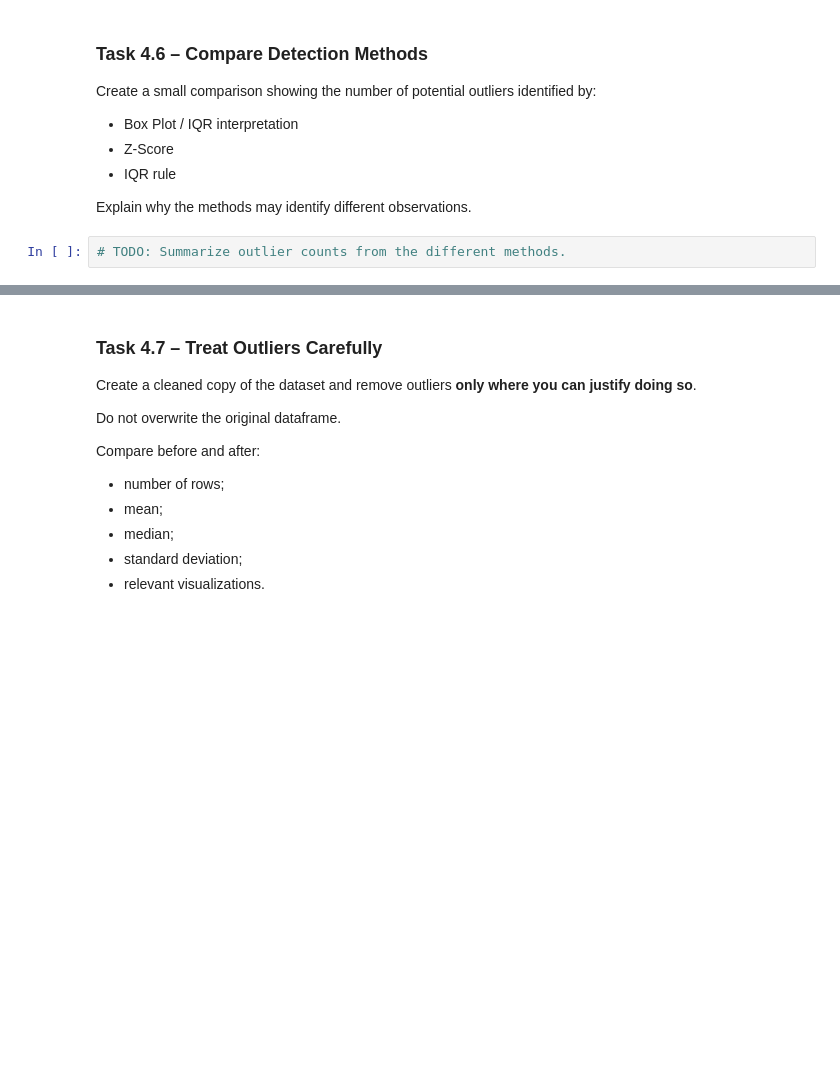
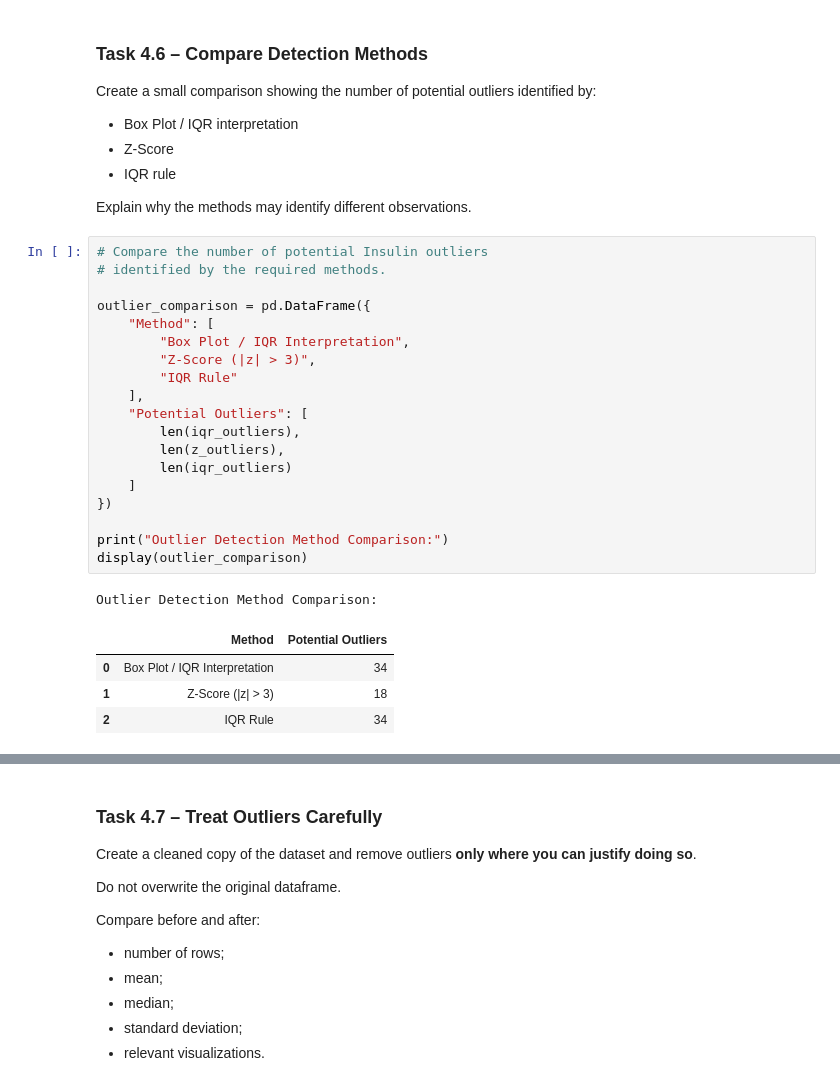
Before and after one commit to UbaidUllah777/Lab-2---Tidying-Cleaning-Imputation-and-Outlier-Detection, a Jupyter notebook: week5Lab.ipynb, the cells around one changed output, grey strips where cells are left out. Saved outputs shown, nothing was run; the diff lists cells and outputs as text; blank space fills up the shorter version.

```diff
--- a/week5Lab.ipynb
+++ b/week5Lab.ipynb
@@ -2249,5 +2440,28 @@ Create a small comparison showing the number of potential outliers identified by
 - IQR rule
 
 Explain why the methods may identify different observations.
-# %%
-# TODO: Summarize outlier counts from the different methods.
+# %%
+# Compare the number of potential Insulin outliers
+# identified by the required methods.
+
+outlier_comparison = pd.DataFrame({
+    "Method": [
+        "Box Plot / IQR Interpretation",
+        "Z-Score (|z| > 3)",
+        "IQR Rule"
+    ],
+    "Potential Outliers": [
+        len(iqr_outliers),
+        len(z_outliers),
+        len(iqr_outliers)
+    ]
+})
+
+print("Outlier Detection Method Comparison:")
+display(outlier_comparison)
+# %% [output]
+Outlier Detection Method Comparison:
+|  | Method | Potential Outliers |
+| 0 | Box Plot / IQR Interpretation | 34 |
+| 1 | Z-Score (|z| > 3) | 18 |
+| 2 | IQR Rule | 34 |
```
Also changed, not shown: parts of 13 cells of this notebook.
